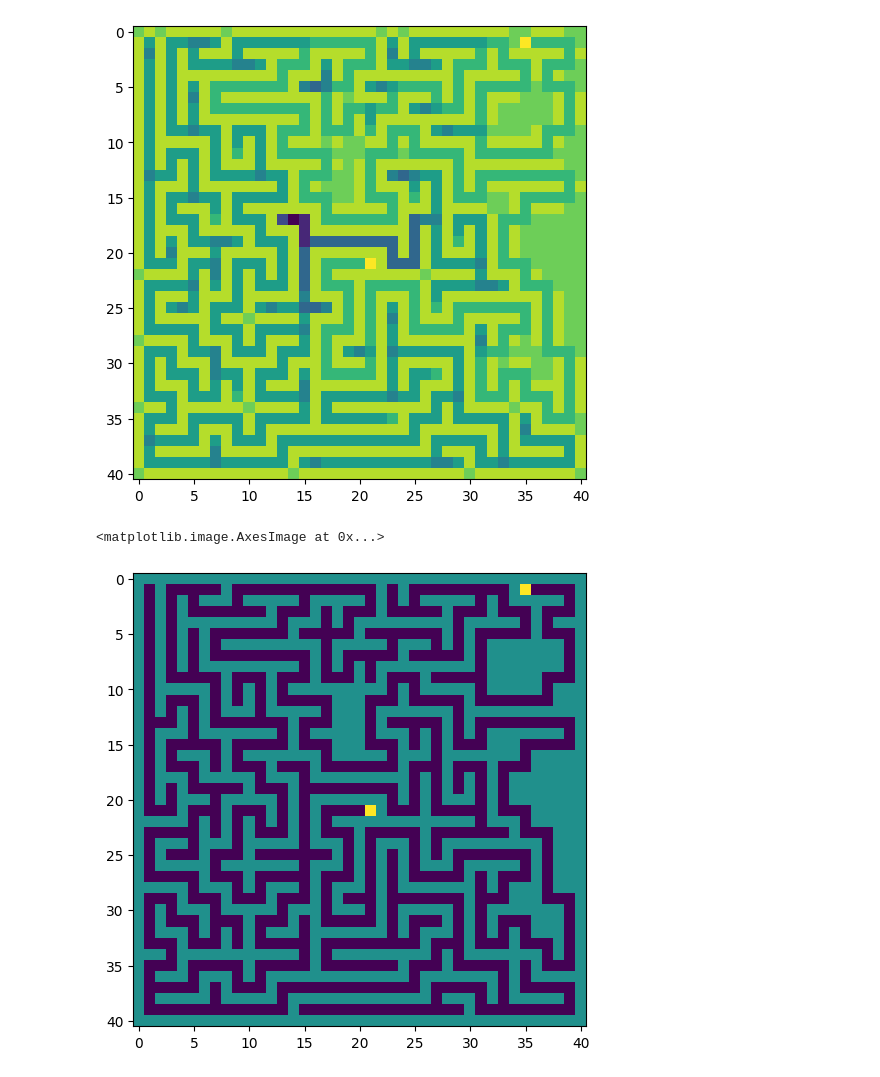
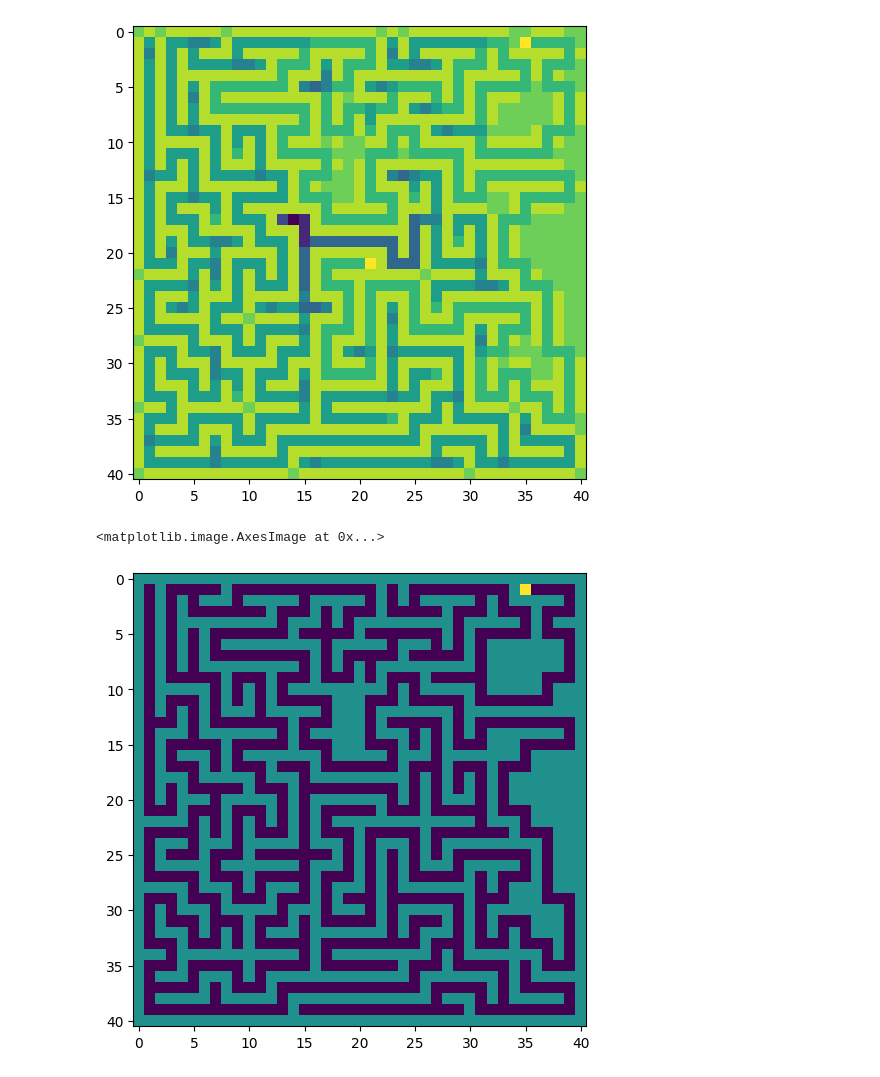
Before and after one commit to marcodelmastro/AdventOfCode2019, a Jupyter notebook: Day 15.ipynb, the cells around one changed output. Saved outputs shown, nothing was run; the diff lists cells and outputs as text; code cells hidden in the pictures.

```diff
--- a/Day 15.ipynb
+++ b/Day 15.ipynb
@@ -137,16 +137,21 @@ plt.imshow(np.flip(area,0))
 <matplotlib.image.AxesImage at 0x...>
 [figure]
 # %%
-# Reformat map removing race of explored path
+# Reformat map removing trace of explored path
 
 maze = np.copy(area)
 # Replace all remaingin zeros with WALL
 maze[maze==0] = WALL
 # Replace negative values (PATH) with 0
 maze[maze<0] = 0
 
+IN  = np.array([21,19])
+OUT = np.array([35,39])
+
+maze[IN[1],IN[0]] = 0 # reset IN point to 0
+
 fig = plt.figure(figsize=(6, 6), dpi=100)
 plt.imshow(np.flip(maze,0))
 # %% [output]
 <matplotlib.image.AxesImage at 0x...>
-[figure, old version]
+[figure, new version]
```
Also changed, not shown: parts of 7 cells of this notebook.
